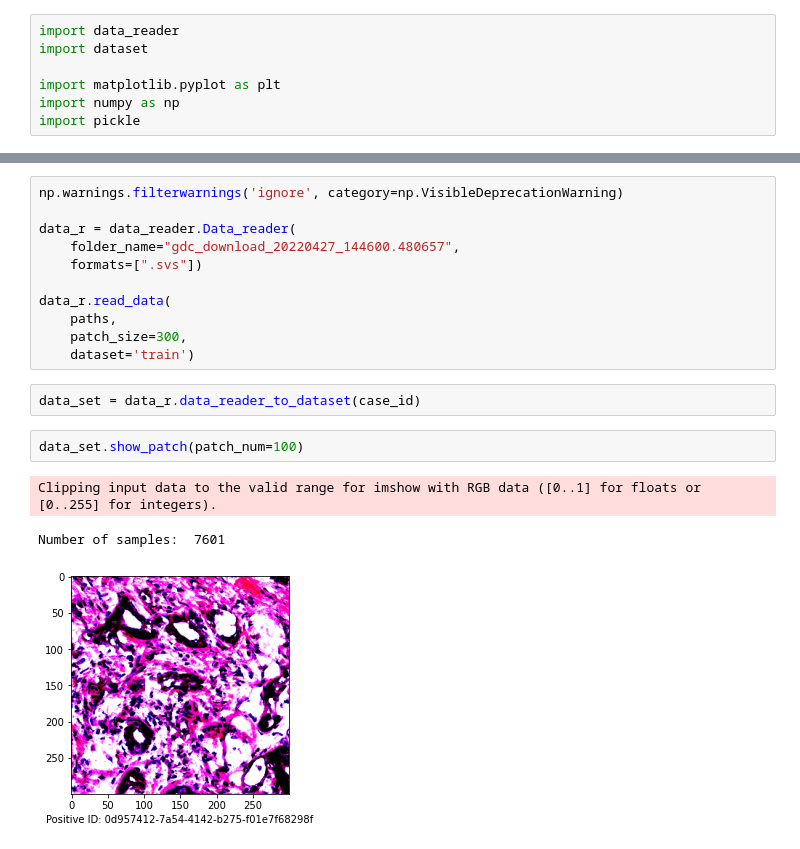
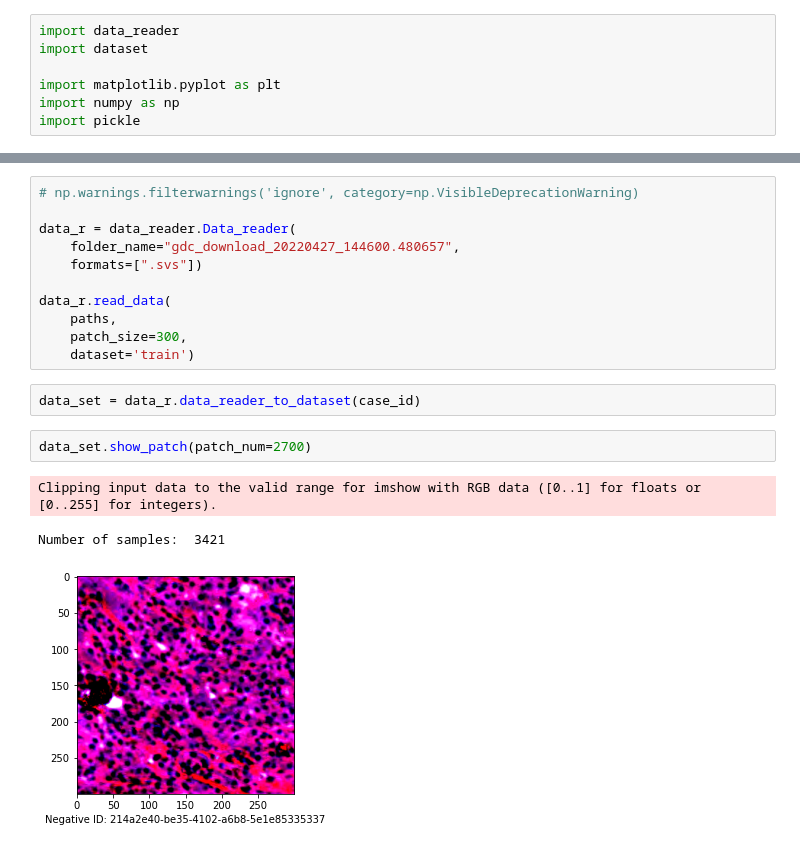
Before and after one commit to alejandroborj/heterogeneous-data, a Jupyter notebook: code/WSI/preprocessing.ipynb, the cells around one changed output, grey strips where cells are left out. Saved outputs shown, nothing was run; the diff lists cells and outputs as text.

```diff
--- a/code/WSI/preprocessing.ipynb
+++ b/code/WSI/preprocessing.ipynb
@@ -16,5 +93,5 @@ paths = [data_path + "\\" + case for case in case_id] # All case folders paths
 # %%
-np.warnings.filterwarnings('ignore', category=np.VisibleDeprecationWarning)
+# np.warnings.filterwarnings('ignore', category=np.VisibleDeprecationWarning)
 
 data_r = data_reader.Data_reader(
     folder_name="gdc_download_20220427_144600.480657",
@@ -27,11 +104,11 @@ data_r.read_data(
 # %%
 data_set = data_r.data_reader_to_dataset(case_id)
 # %%
-data_set.show_patch(patch_num=100)
+data_set.show_patch(patch_num=2700)
 # %% [output]
 Clipping input data to the valid range for imshow with RGB data ([0..1] for floats or [0..255] for integers).
-Number of samples:  7601
+Number of samples:  3421
-[figure, old version]
+[figure, new version]
 # %%
 positive = [(y[0]==1) for y in data_set.labels].count(True)
 plt.bar(["Negative", "Positive"], [data_set.__len__()-positive ,positive])
```
Also changed, not shown: parts of 4 cells of this notebook, 28 other files.
